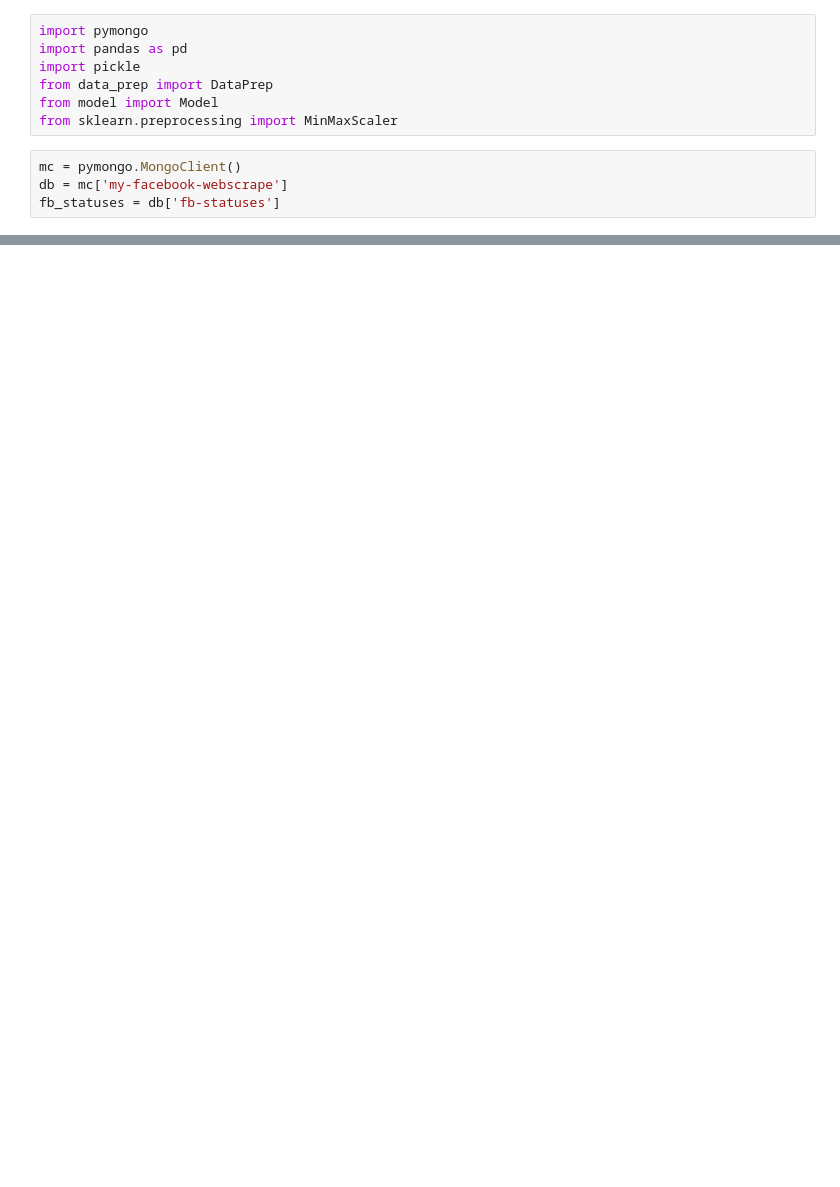
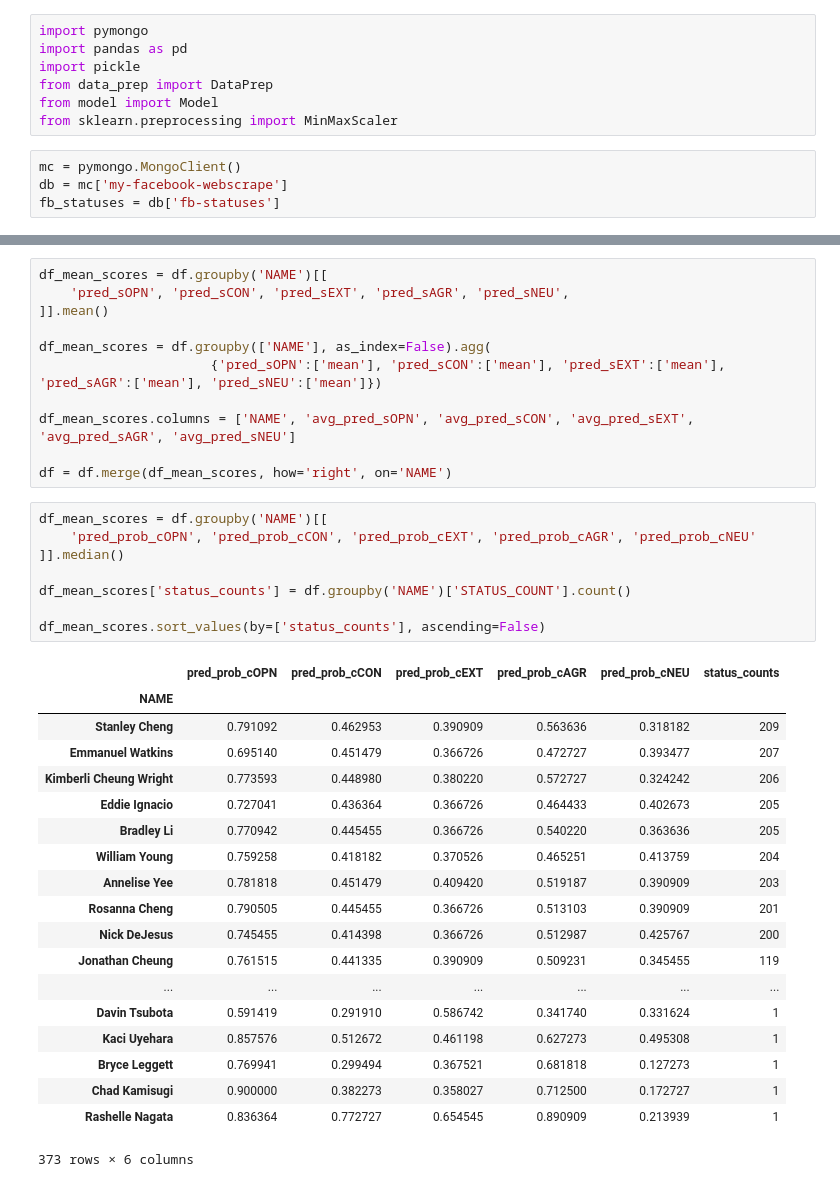
Before and after one commit to jcl132/personality-prediction-from-text, a Jupyter notebook: Predicted FB Personalities.ipynb, the cells around one changed output, grey strips where cells are left out. Cells and saved outputs as stored; diff of their text form; blank space fills up the shorter version.

```diff
--- a/Predicted FB Personalities.ipynb
+++ b/Predicted FB Personalities.ipynb
@@ -176,0 +162,39 @@ Name: STATUS_COUNT, Length: 196, dtype: int64
+# %%
+df_mean_scores = df.groupby('NAME')[[
+    'pred_sOPN', 'pred_sCON', 'pred_sEXT', 'pred_sAGR', 'pred_sNEU',
+]].mean()
+
+df_mean_scores = df.groupby(['NAME'], as_index=False).agg(
+                      {'pred_sOPN':['mean'], 'pred_sCON':['mean'], 'pred_sEXT':['mean'], 'pred_sAGR':['mean'], 'pred_sNEU':['mean']})
+
+df_mean_scores.columns = ['NAME', 'avg_pred_sOPN', 'avg_pred_sCON', 'avg_pred_sEXT', 'avg_pred_sAGR', 'avg_pred_sNEU']
+
+df = df.merge(df_mean_scores, how='right', on='NAME')
+# %%
+df_mean_scores = df.groupby('NAME')[[
+    'pred_prob_cOPN', 'pred_prob_cCON', 'pred_prob_cEXT', 'pred_prob_cAGR', 'pred_prob_cNEU'
+]].median()
+
+df_mean_scores['status_counts'] = df.groupby('NAME')['STATUS_COUNT'].count()
+
+df_mean_scores.sort_values(by=['status_counts'], ascending=False)
+# %% [output]
+|  | pred_prob_cOPN | pred_prob_cCON | pred_prob_cEXT | pred_prob_cAGR | pred_prob_cNEU | status_counts |
+| NAME |  |  |  |  |  |  |
+| Stanley Cheng | 0.791092 | 0.462953 | 0.390909 | 0.563636 | 0.318182 | 209 |
+| Emmanuel Watkins | 0.695140 | 0.451479 | 0.366726 | 0.472727 | 0.393477 | 207 |
+| Kimberli Cheung Wright | 0.773593 | 0.448980 | 0.380220 | 0.572727 | 0.324242 | 206 |
+| Eddie Ignacio | 0.727041 | 0.436364 | 0.366726 | 0.464433 | 0.402673 | 205 |
+| Bradley Li | 0.770942 | 0.445455 | 0.366726 | 0.540220 | 0.363636 | 205 |
+| William Young | 0.759258 | 0.418182 | 0.370526 | 0.465251 | 0.413759 | 204 |
+| Annelise Yee | 0.781818 | 0.451479 | 0.409420 | 0.519187 | 0.390909 | 203 |
+| Rosanna Cheng | 0.790505 | 0.445455 | 0.366726 | 0.513103 | 0.390909 | 201 |
+| Nick DeJesus | 0.745455 | 0.414398 | 0.366726 | 0.512987 | 0.425767 | 200 |
+| Jonathan Cheung | 0.761515 | 0.441335 | 0.390909 | 0.509231 | 0.345455 | 119 |
+| ... | ... | ... | ... | ... | ... | ... |
+| Davin Tsubota | 0.591419 | 0.291910 | 0.586742 | 0.341740 | 0.331624 | 1 |
+| Kaci Uyehara | 0.857576 | 0.512672 | 0.461198 | 0.627273 | 0.495308 | 1 |
+| Bryce Leggett | 0.769941 | 0.299494 | 0.367521 | 0.681818 | 0.127273 | 1 |
+| Chad Kamisugi | 0.900000 | 0.382273 | 0.358027 | 0.712500 | 0.172727 | 1 |
+| Rashelle Nagata | 0.836364 | 0.772727 | 0.654545 | 0.890909 | 0.213939 | 1 |
+373 rows × 6 columns
```
Also changed, not shown: parts of 16 cells of this notebook, 20 other files.
